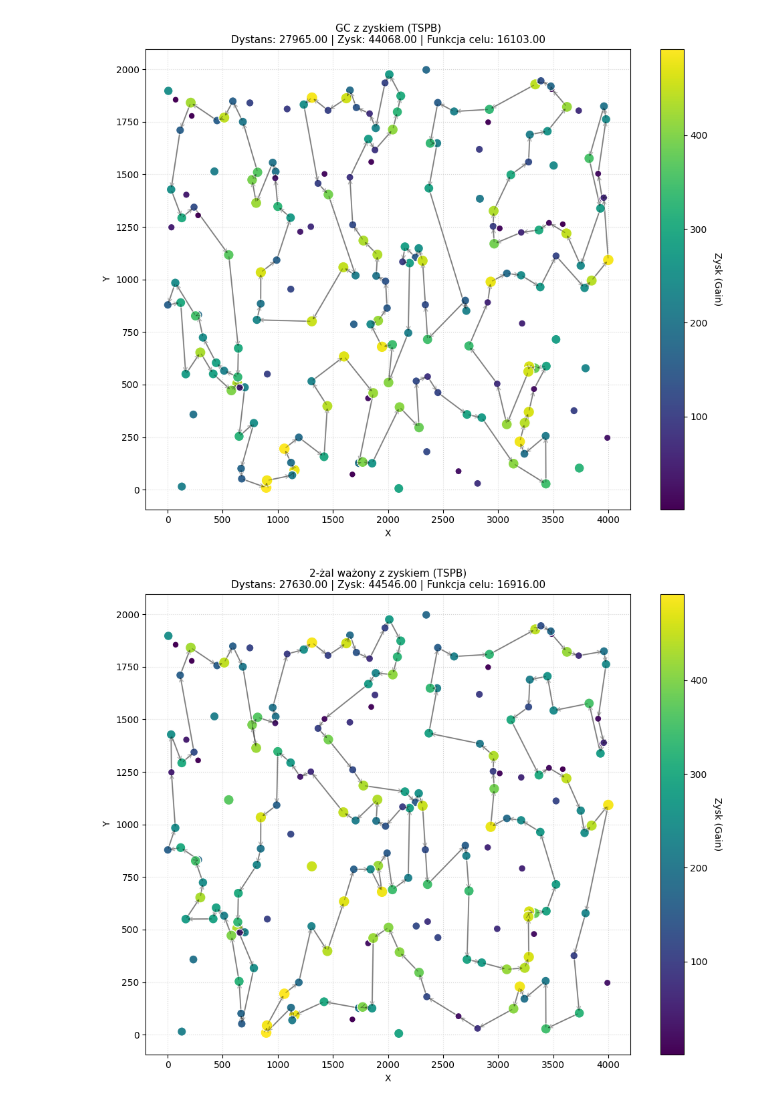
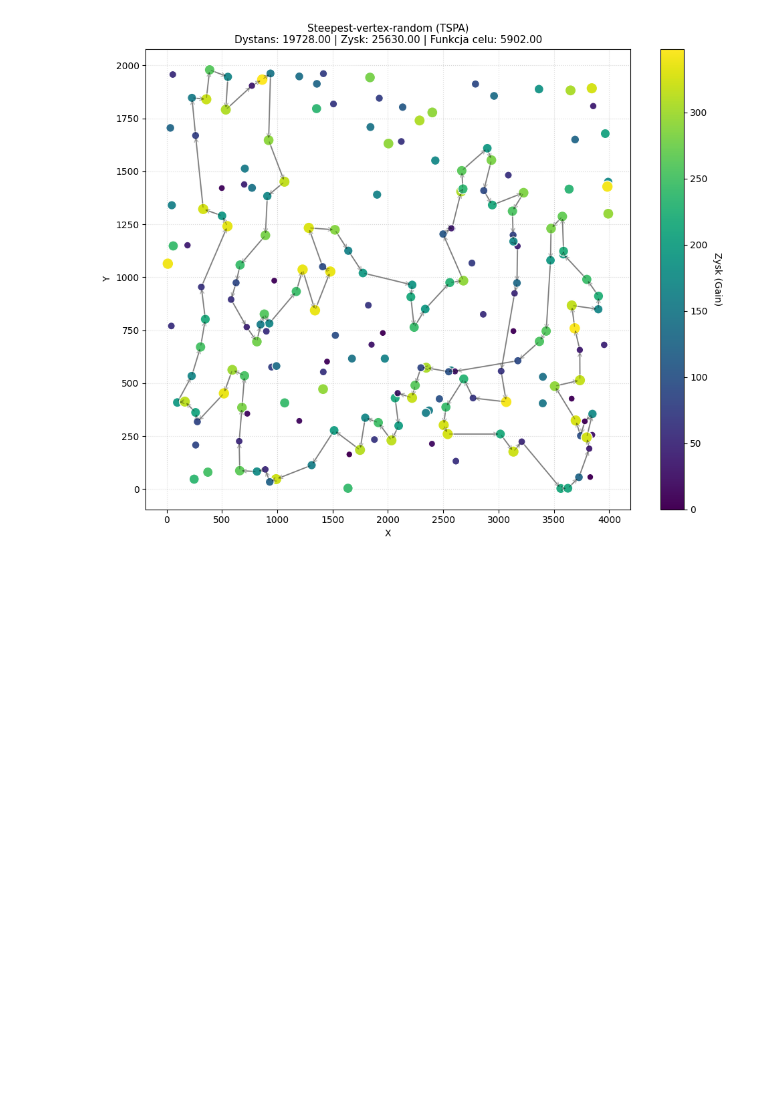
Before and after one commit to AdamekPW/IMO, a Jupyter notebook: ImoProject/Results/main.ipynb, the cells around one changed output. Saved outputs shown, nothing was run; the diff lists cells and outputs as text; code cells hidden in the pictures; blank space fills up the shorter version.

```diff
--- a/ImoProject/Results/main.ipynb
+++ b/ImoProject/Results/main.ipynb
@@ -124,7 +124,7 @@ def plot_compare_tsp_solutions(path1, path2):
 # plot_single_tsp_solution("Best_GCa_TSPB.csv.json", "GC bez zysku (TSPB)")
 
 # plot_single_tsp_solution("Best_GCp_TSPA.csv.json", "GC z zyskiem (TSPA)")
-plot_single_tsp_solution("Best_GCp_TSPB.csv.json", "GC z zyskiem (TSPB)")
+# plot_single_tsp_solution("Best_GCp_TSPB.csv.json", "GC z zyskiem (TSPB)")
 
 # plot_single_tsp_solution("Best_2Ra_TSPA.csv.json", "2-żal bez zysku (TSPA)")
 # plot_single_tsp_solution("Best_2Ra_TSPB.csv.json", "2-żal bez zysku (TSPB)")
@@ -135,7 +135,30 @@ plot_single_tsp_solution("Best_GCp_TSPB.csv.json", "GC z zyskiem (TSPB)")
 # plot_single_tsp_solution("Best_2RaW_TSPA.csv.json", "2-żal ważony bez zysku (TSPA)")
 # plot_single_tsp_solution("Best_2RaW_TSPB.csv.json", "2-żal ważony bez zysku (TSPB)")
 
-plot_single_tsp_solution("Best_2RpW_TSPB.csv.json", "2-żal ważony z zyskiem (TSPB)")
+# plot_single_tsp_solution("Best_2RpW_TSPB.csv.json", "2-żal ważony z zyskiem (TSPB)")
-# %% [output]
-[figure, removed]
-[figure, removed]
+# %%
+# plot_single_tsp_solution("Best_GV_R_TSPA.csv.json", "Greedy-vertex-random (TSPA)")
+# plot_single_tsp_solution("Best_GV_R_TSPB.csv.json", "Greedy-vertex-random (TSPB)")
+
+# plot_single_tsp_solution("Best_GE_R_TSPA.csv.json", "Greedy-edge-random (TSPA)")
+# plot_single_tsp_solution("Best_GE_R_TSPB.csv.json", "Greedy-edge-random (TSPB)")
+
+plot_single_tsp_solution("Best_SV_R_TSPA.csv.json", "Steepest-vertex-random (TSPA)")
+# plot_single_tsp_solution("Best_SV_R_TSPB.csv.json", "Steepest-vertex-random (TSPB)")
+
+# plot_single_tsp_solution("Best_SV_E_TSPA.csv.json", "Steepest-edge-random (TSPA)")
+# plot_single_tsp_solution("Best_SV_E_TSPB.csv.json", "Steepest-edge-random (TSPB)")
+
+# plot_single_tsp_solution("Best_GV_H_TSPA.csv.json", "Greedy-vertex-heuristic (TSPA)")
+# plot_single_tsp_solution("Best_GV_H_TSPB.csv.json", "Greedy-vertex-heuristic (TSPB)")
+
+# plot_single_tsp_solution("Best_GE_H_TSPA.csv.json", "Greedy-edge-heuristic (TSPA)")
+# plot_single_tsp_solution("Best_GE_H_TSPB.csv.json", "Greedy-edge-heuristic (TSPB)")
+
+# plot_single_tsp_solution("Best_SV_H_TSPA.csv.json", "Steepest-vertex-heuristic (TSPA)")
+# plot_single_tsp_solution("Best_SV_H_TSPB.csv.json", "Steepest-vertex-heuristic (TSPB)")
+
+# plot_single_tsp_solution("Best_SV_H_TSPA.csv.json", "Steepest-edge-heuristic (TSPA)")
+# plot_single_tsp_solution("Best_SV_H_TSPB.csv.json", "Steepest-edge-heuristic (TSPB)")
+# %% [output]
+[figure, added]
```
Also changed, not shown: 37 other files.
